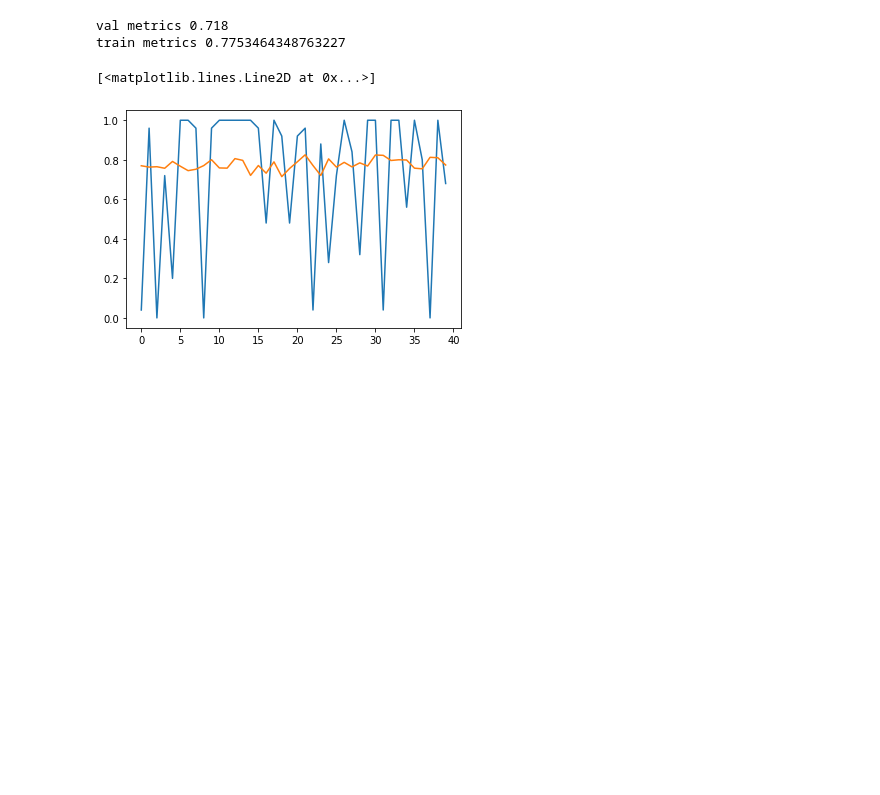
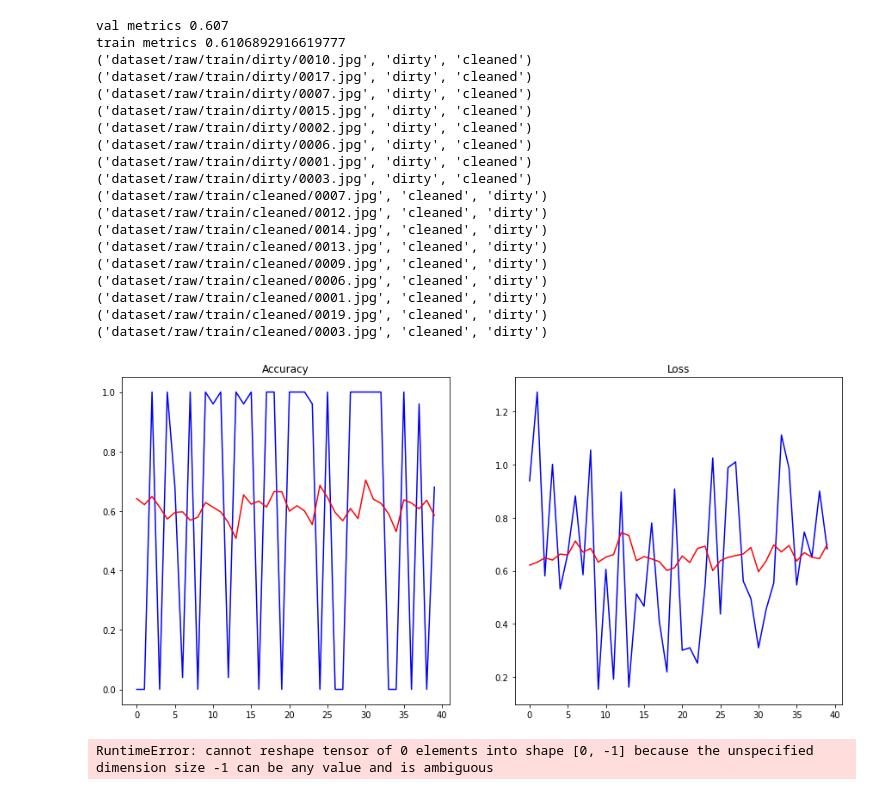
Before and after one commit to vkomodey/dirty-vs-clean, a Jupyter notebook: training.ipynb, the cells around one changed output. Saved outputs shown, nothing was run; the diff lists cells and outputs as text; code cells hidden in the pictures; blank space fills up the shorter version.

```diff
--- a/training.ipynb
+++ b/training.ipynb
@@ -1,14 +4,22 @@
 # %%
 import importlib
 import training
+import monitor
+import dataloader
+import constants
+importlib.reload(dataloader)
+importlib.reload(monitor)
+importlib.reload(constants)
 importlib.reload(training)
+
+
 
 prepare_and_run = training.prepare_and_run
 params = {
     "model": "resnet18",
     "batch_size": 8,
     "epochs": 25,
-    "device": "cuda",
+    "device": "cuda:0",
     "layer_to_substitude": "fc",
     "lr": 1e-3,
 }
@@ -16,28 +27,81 @@ cv_monitor = prepare_and_run(params)
 # %%
 import numpy as np
 import matplotlib.pyplot as plt
 
 val_mean_metrics = []
 val_mean_losses = []
 train_mean_metrics = []
 train_mean_losses = []
+examples = []
 
 for monitor in cv_monitor.validation:
     val_mean_metrics.append(np.mean(monitor.epoch_metrics))
     val_mean_losses.append(np.mean(monitor.epoch_losses))
+    examples.append(monitor.examples[0])
 
 for monitor in cv_monitor.train:
     train_mean_metrics.append(np.mean(monitor.epoch_metrics))
     train_mean_losses.append(np.mean(monitor.epoch_losses))
 
 
 print('val metrics', np.mean(val_mean_metrics))
 print('train metrics', np.mean(train_mean_metrics))
+for example in examples:
+    _, cls, pred = example
+    if cls != pred:
+        print(example)
+fig, (ax1, ax2) = plt.subplots(nrows=1, ncols=2)
 
-plt.plot(val_mean_metrics)
-plt.plot(train_mean_metrics)
+fig.set_size_inches(15, 7)
+
+ax1.set_title('Accuracy')
+ax2.set_title('Loss')
+
+
+ax1.plot(val_mean_metrics, 'blue');
+ax1.plot(train_mean_metrics, 'red');
+
+ax2.plot(val_mean_losses, 'blue');
+ax2.plot(train_mean_losses, 'red');
 # %% [output]
-val metrics 0.718
-train metrics 0.7753464348763227
+val metrics 0.607
+train metrics 0.6106892916619777
+('dataset/raw/train/dirty/0010.jpg', 'dirty', 'cleaned')
+('dataset/raw/train/dirty/0017.jpg', 'dirty', 'cleaned')
+('dataset/raw/train/dirty/0007.jpg', 'dirty', 'cleaned')
+('dataset/raw/train/dirty/0015.jpg', 'dirty', 'cleaned')
+('dataset/raw/train/dirty/0002.jpg', 'dirty', 'cleaned')
+('dataset/raw/train/dirty/0006.jpg', 'dirty', 'cleaned')
+('dataset/raw/train/dirty/0001.jpg', 'dirty', 'cleaned')
+('dataset/raw/train/dirty/0003.jpg', 'dirty', 'cleaned')
+('dataset/raw/train/cleaned/0007.jpg', 'cleaned', 'dirty')
+('dataset/raw/train/cleaned/0012.jpg', 'cleaned', 'dirty')
+('dataset/raw/train/cleaned/0014.jpg', 'cleaned', 'dirty')
+('dataset/raw/train/cleaned/0013.jpg', 'cleaned', 'dirty')
+('dataset/raw/train/cleaned/0009.jpg', 'cleaned', 'dirty')
+('dataset/raw/train/cleaned/0006.jpg', 'cleaned', 'dirty')
+('dataset/raw/train/cleaned/0001.jpg', 'cleaned', 'dirty')
+('dataset/raw/train/cleaned/0019.jpg', 'cleaned', 'dirty')
+('dataset/raw/train/cleaned/0003.jpg', 'cleaned', 'dirty')
-[<matplotlib.lines.Line2D at 0x...>]
-[figure, old version]
+[figure, new version]
+# %%
+import torchvision
+import torch
+import albumentations as A
+from albumentations.pytorch import ToTensorV2
+from PIL import Image
+
+# img = Image.open('dataset/raw/train/dirty/10.png')
+image = cv2.imread('/home/vlad-work/dev/dirty-vs-clean/dataset/raw/train/dirty/0012.jpg')
+image = cv2.cvtColor(image, cv2.COLOR_BGR2RGB)
+
+t_img = ToTensorV2()(image=image)["image"]
+
+model = torchvision.models.detection.fasterrcnn_resnet50_fpn(pretrained=True)
+model.eval()
+
+data = torch.unsqueeze(t_img, dim=0)
+
+result = model(data)
+# %% [output]
+RuntimeError: cannot reshape tensor of 0 elements into shape [0, -1] because the unspecified dimension size -1 can be any value and is ambiguous
```
Also changed, not shown: parts of 1 cell of this notebook, 5 other files.
